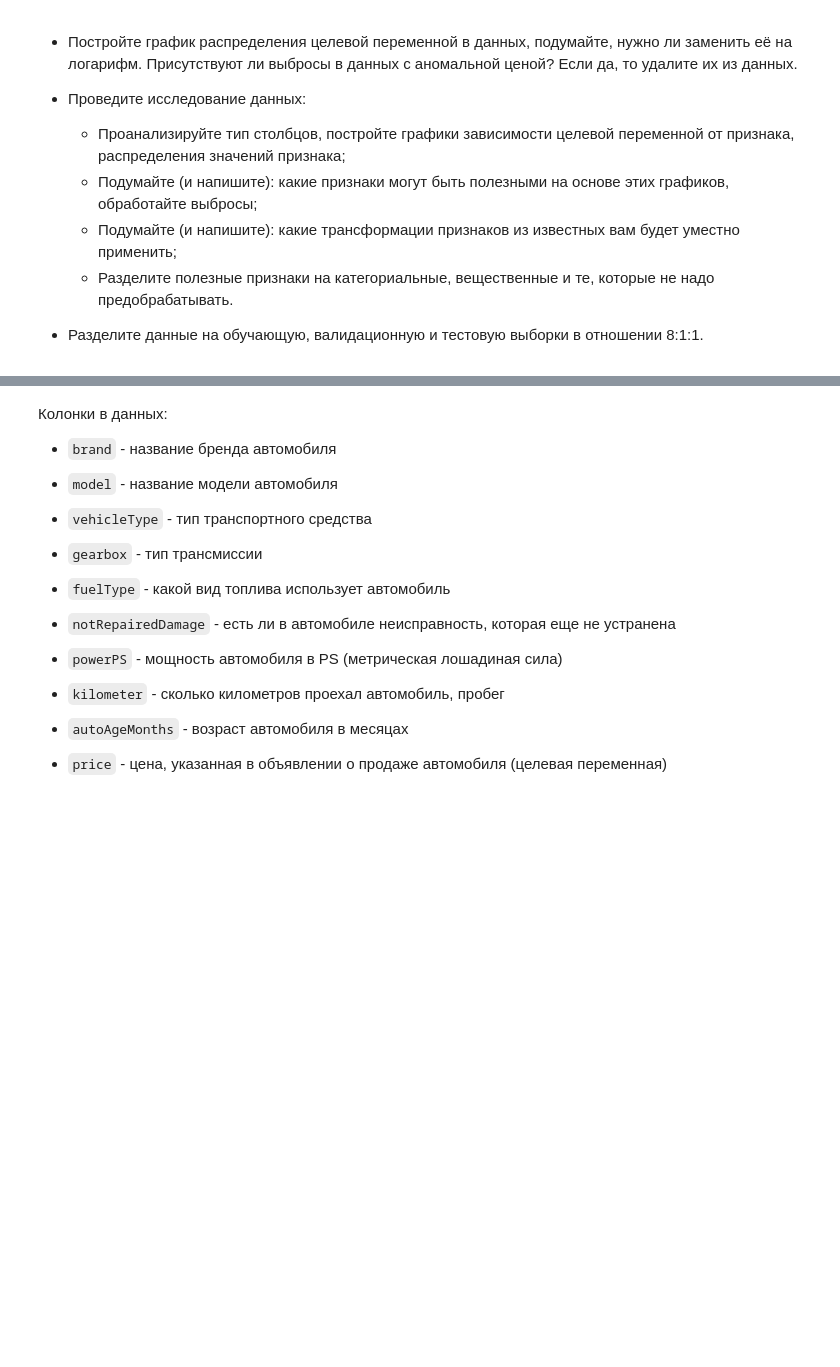
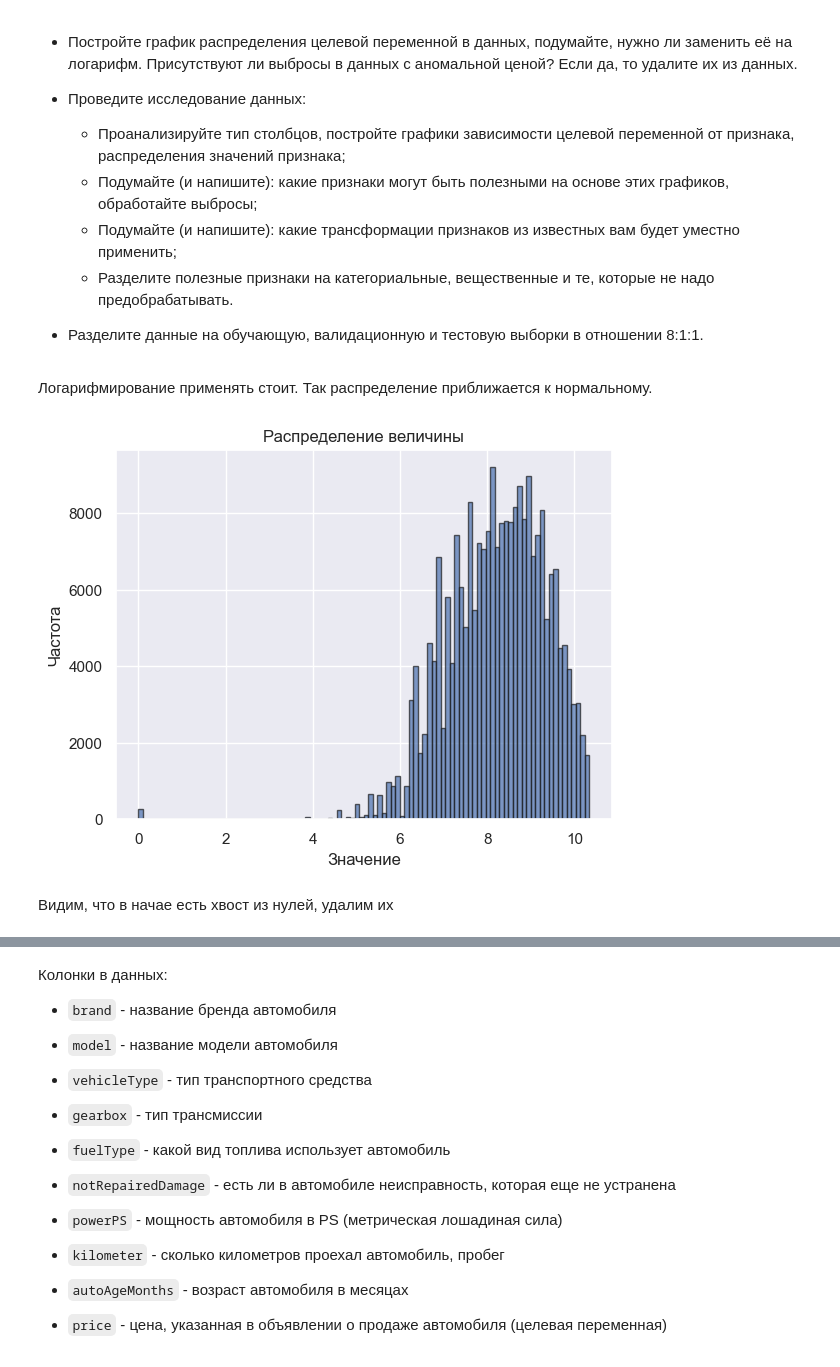
Before and after one commit to AndreiPolischuk/ML_HOMEWORKS, a Jupyter notebook: homework-practice-03-gd/homework-practice-03-gd.ipynb, the cells around one changed output, grey strips where cells are left out. Cells and saved outputs as stored; diff of their text form; code cells hidden in the pictures; blank space fills up the shorter version.

```diff
--- a/homework-practice-03-gd/homework-practice-03-gd.ipynb
+++ b/homework-practice-03-gd/homework-practice-03-gd.ipynb
@@ -336,0 +335,17 @@ data.head()
+# %%
+data['z_scores'] = (data['price'] - data['price'].mean()) / data['price'].std()
+
+
+data = data[np.abs(data['z_scores']) < 3]
+# %% [markdown]
+Логарифмирование применять стоит. Так распределение приближается к нормальному.
+# %%
+plt.hist(np.log(data['price']), bins=100, edgecolor='k', alpha=0.7)
+plt.title("Распределение величины")
+plt.xlabel("Значение")
+plt.ylabel("Частота")
+plt.show()
+# %% [output]
+[figure, added]
+# %% [markdown]
+Видим, что в начае есть хвост из нулей, удалим их
```
Also changed, not shown: parts of 28 cells of this notebook.
